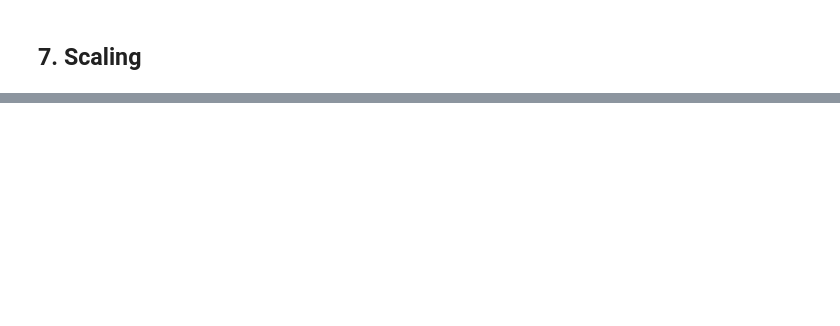
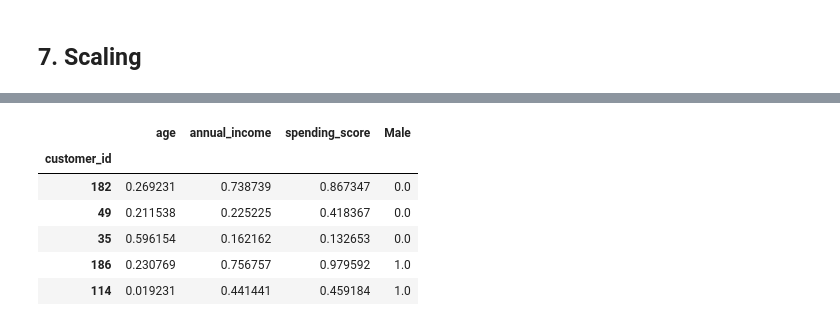
Before and after one commit to randyfrench/clustering-exercises, a Jupyter notebook: data_wrangling.ipynb, the cells around one changed output, grey strips where cells are left out. Saved outputs shown, nothing was run; the diff lists cells and outputs as text; code cells hidden in the pictures; blank space fills up the shorter version.

```diff
--- a/data_wrangling.ipynb
+++ b/data_wrangling.ipynb
@@ -348,0 +476,2 @@ scaler, train, val, test = acquire.wrangle_mall_df()
+# %%
+scaler, train, val, test = wrangle_cluster.wrangle_mall_df()
@@ -348,0 +492,10 @@ scaler, train, val, test = acquire.wrangle_mall_df()
+# %%
+train.head()
+# %% [output]
+|  | age | annual_income | spending_score | Male |
+| customer_id |  |  |  |  |
+| 182 | 0.269231 | 0.738739 | 0.867347 | 0.0 |
+| 49 | 0.211538 | 0.225225 | 0.418367 | 0.0 |
+| 35 | 0.596154 | 0.162162 | 0.132653 | 0.0 |
+| 186 | 0.230769 | 0.756757 | 0.979592 | 1.0 |
+| 114 | 0.019231 | 0.441441 | 0.459184 | 1.0 |
```
Also changed, not shown: parts of 22 cells of this notebook, 1 other file.
